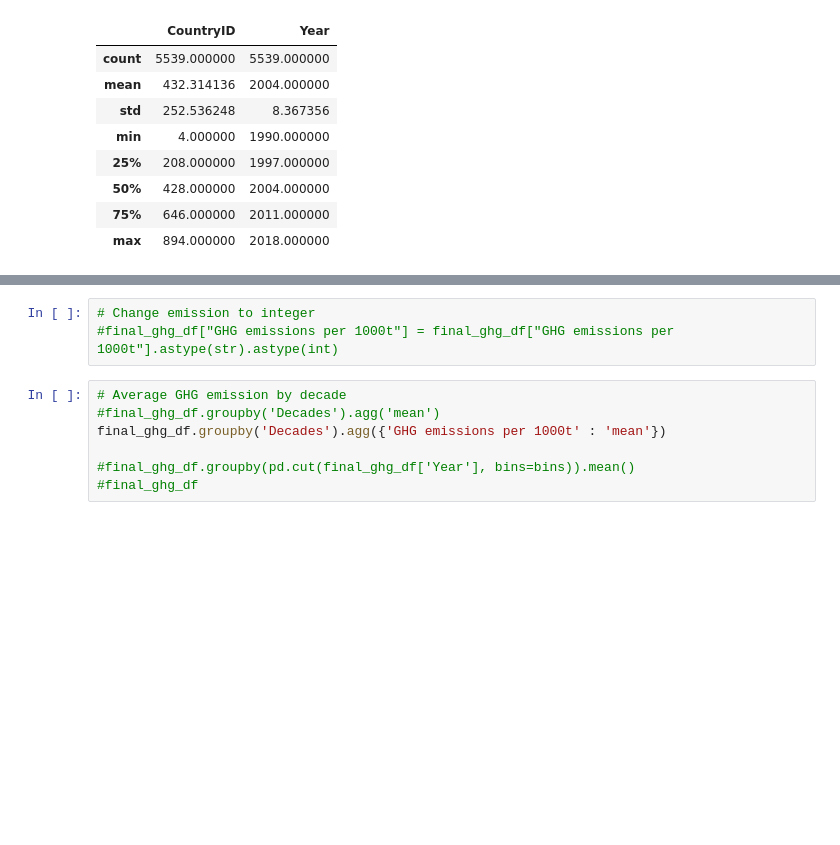
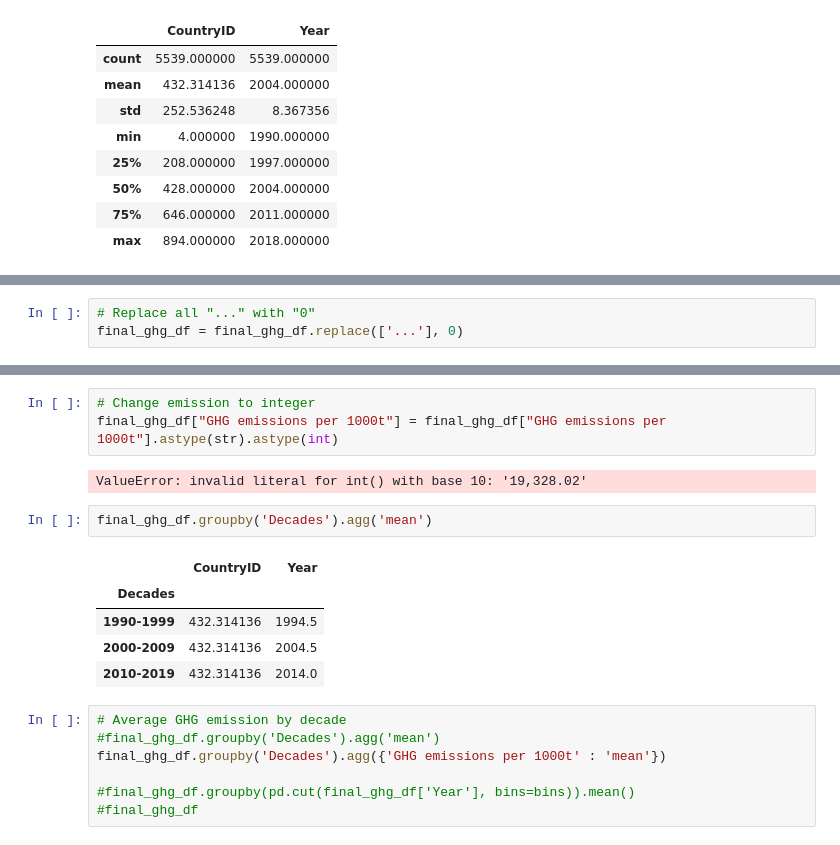
Before and after one commit to ashparra97/ETL-project, a Jupyter notebook: ghg_csv/ghg_unpivot.ipynb, the cells around one changed output, grey strips where cells are left out. Saved outputs shown, nothing was run; the diff lists cells and outputs as text; blank space fills up the shorter version.

```diff
--- a/ghg_csv/ghg_unpivot.ipynb
+++ b/ghg_csv/ghg_unpivot.ipynb
@@ -209,0 +178,3 @@ Name: GHG emissions per 1000t, Length: 2138, dtype: int64
+# %%
+# Replace all "..." with "0"
+final_ghg_df = final_ghg_df.replace(['...'], 0)
@@ -210,6 +205,16 @@ Name: GHG emissions per 1000t, Length: 2138, dtype: int64
 # %%
 # Change emission to integer
-#final_ghg_df["GHG emissions per 1000t"] = final_ghg_df["GHG emissions per 1000t"].astype(str).astype(int)
+final_ghg_df["GHG emissions per 1000t"] = final_ghg_df["GHG emissions per 1000t"].astype(str).astype(int)
+# %% [output]
+ValueError: invalid literal for int() with base 10: '19,328.02'
+# %%
+final_ghg_df.groupby('Decades').agg('mean')
+# %% [output]
+|  | CountryID | Year |
+| Decades |  |  |
+| 1990-1999 | 432.314136 | 1994.5 |
+| 2000-2009 | 432.314136 | 2004.5 |
+| 2010-2019 | 432.314136 | 2014.0 |
 # %%
 # Average GHG emission by decade
 #final_ghg_df.groupby('Decades').agg('mean')
```
Also changed, not shown: parts of 6 cells of this notebook.
